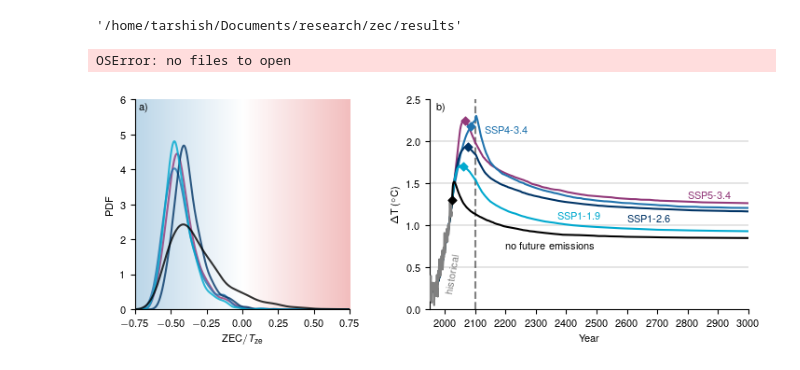
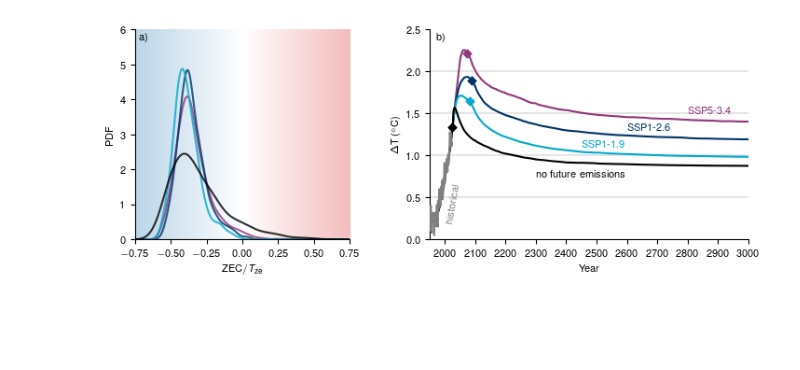
Before and after one commit to nathanieltarshish/zec_analysis, a Jupyter notebook: workflow/notebooks/fig_3.ipynb, the cells around one changed output. Saved outputs shown, nothing was run; the diff lists cells and outputs as text; code cells hidden in the pictures; blank space fills up the shorter version.

Commit message:
updated code to net-zero-GHG

```diff
--- a/workflow/notebooks/fig_3.ipynb
+++ b/workflow/notebooks/fig_3.ipynb
@@ -21,19 +21,7 @@ datasets_dir = os.path.realpath('datasets')
-# %%
-results_dir = os.path.realpath('../../results')
-datasets_dir = os.path.realpath('../../datasets')
 # %%
 # Historical GMST data
 df_gmst = pd.read_csv(datasets_dir+"/fair_calibrate/data/forcing/IGCC_GMST_1850-2022.csv")
 gmst = df_gmst["gmst"].values
-# %%
-results_dir
-# %% [output]
-'/home/tarshish/Documents/research/zec/results'
 # %%
-ds = xr.open_mfdataset(results_dir+"/fair/ssp*_netzero.nc")
-ds_ZEC = xr.open_mfdataset(results_dir+"/fair/historical_netzero.nc")
-ds_ZEC['scenario'] = ['historical']
-ds = xr.concat([ds, ds_ZEC], dim='scenario')
-ds = ds.sel(scenario=["historical","ssp119", "ssp126", "ssp434","ssp534-over"])
+ds = xr.open_mfdataset(results_dir+"/fair/*zec.nc")
+median = ds.temperature.isel(layer=0).quantile(.5, dim='config').compute()
-# %% [output]
-OSError: no files to open
@@ -52,19 +28,18 @@ quantile_84 = ds.temperature.isel(layer=0).quantile(.84, dim='config').compute()
-# %%
-Tze = ds.temperature.sel(timebound=net_zero_times).isel(layer=0)
-Tf = ds.temperature.sel(timebound=3000).isel(layer=0)
-ZEC_div_Tze = (Tf - Tze)/Tze
 # %%
 sample_range = np.linspace(-1, 1, 1000)
 
 kde_results = {}
 
 # Iterate over each scenario
-for scenario in ZEC_div_Tze['scenario']:
-    # Extract the values for the current scenario
-    data_for_scenario = ZEC_div_Tze.sel(scenario=scenario).values
+for scenario in ds.scenario:
+
+    Tze = ds.temperature.sel(timebound=utils.get_net_zero_GHG_time(scenario.item())-.5,
+                             scenario=scenario).isel(layer=0)
+    Tf = ds.temperature.sel(timebound=3000, scenario=scenario).isel(layer=0)
+    ZEC_div_Tze = (Tf - Tze)/Tze
 
     # Compute KDE for the current scenario
-    kde = stats.gaussian_kde(data_for_scenario, bw_method="silverman")
+    kde = stats.gaussian_kde(ZEC_div_Tze.values, bw_method="silverman")
 
     # Evaluate the KDE on the sample range
     kde_data = kde.evaluate(sample_range)
@@ -94,7 +69,7 @@ gs = fig.add_gridspec(1, 2, width_ratios=(1.35, 2), wspace=.3)
 ax0 = fig.add_subplot(gs[0])
 ax1 = fig.add_subplot(gs[1])
 
-fig.subplots_adjust(left=.05, right=.99, top=.9, bottom=.15)
+fig.subplots_adjust(left=.05, right=.95, top=.9, bottom=.15)
 
 # Right-hand plot (now ax0): KDE plot
 for scenario in kde_xarray.scenario[::-1]:
@@ -115,46 +90,47 @@ ax0.imshow(gradient, aspect='auto', extent=[-0.75, 0.75, 0, 6], origin='lower',
 
 
 # Left-hand plot (now ax1): time and temperature anomaly
-for scenario in ds.sel(scenario=['ssp534-over', 'ssp434', 'ssp126', 'ssp119', 'historical']).scenario:
+for scenario in ds.sel(scenario=['ssp534-over', 'ssp126', 'ssp119', 'historical']).scenario:
     d = ds.sel(scenario=scenario)
     ax1.plot(d.timebound, median.sel(scenario=scenario), color=utils.get_color(scenario.item()), zorder=3,
              linewidth=linewidth, label=utils.get_title(scenario.item()))
 
     # Scatter points for net-zero times and final temperatures
-    ax1.scatter(ds.timebound.sel(timebound=net_zero_times.sel(scenario=scenario)), T_net_zero.sel(scenario=scenario),
+    net_zero_time = utils.get_net_zero_GHG_time(scenario.item()) - 0.5
+    ax1.scatter(net_zero_time,
+                median.sel(scenario=scenario, timebound=net_zero_time),
                 zorder=5, color=utils.get_color(scenario.item()), marker=markershape, s=markersize)
 
 
     # print(f"Total cooling after peak for {scenario.item()} is "
     #       f"{-np.round((T_net_zero - Tfinal).sel(scenario=scenario).values, 2)} K")
 
 ax1.plot(df_gmst["time"], gmst, color="grey", zorder=3, label='historical')
 
 ax1.set_ylim([0, 2.5])
 ax1.set_xlim([1950, 3000])
 ax1.set_ylabel(r"$\Delta$T (${}^\circ$C)")
 ax1.set_xlabel(r"Year")
 ax1.set_xticks(np.arange(2000, 3100, 100))  # Simplified x-ticks for clarity
-ax1.axvline(2100, ymax=2.5, linestyle='dashed', color='grey')
+# ax1.axvline(2100, ymax=2.5, linestyle='dashed', color='grey')
 
 ax1.text(2000, .2, "historical", rotation=80, color="grey")
-ax1.text(2200, .72, "no future emissions", color=utils.get_color("historical"))
-ax1.text(2800, 1.32, "SSP5-3.4", color=utils.get_color("ssp534-over"))
-ax1.text(2600, 1.05, "SSP1-2.6", color=utils.get_color("ssp126"))
-ax1.text(2370, 1.08, "SSP1-1.9", color=utils.get_color("ssp119"))
-ax1.text(2130, 2.1, "SSP4-3.4", color=utils.get_color("ssp434"))
+ax1.text(2300, .75, "no future emissions", color=utils.get_color("historical"))
+ax1.text(2800, 1.55, "SSP5-3.4", color=utils.get_color("ssp534-over"))
+ax1.text(2600, 1.3, "SSP1-2.6", color=utils.get_color("ssp126"))
+ax1.text(2450, 1.1, "SSP1-1.9", color=utils.get_color("ssp119"))
 
 for ydata in [.5,1,1.5,2]:
     ax1.axhline(ydata, linestyle='solid', alpha=0.6, color="black", linewidth=.25)
 
 ax1.spines['right'].set_visible(False)
 ax1.spines['top'].set_visible(False)
 
 for ax, label in zip([ax0,ax1], ["a)", "b)"]):
     ax.text(0.02,0.96,label,transform=ax.transAxes,horizontalalignment="left",verticalalignment="center")
 
 # # Save and show the figure
 fig.savefig(results_dir+"/figures/fig_3.pdf")
 plt.show()
 # %% [output]
-[figure, old version]
+[figure, new version]
```
Also changed, not shown: parts of 3 cells of this notebook, 5 other files.
